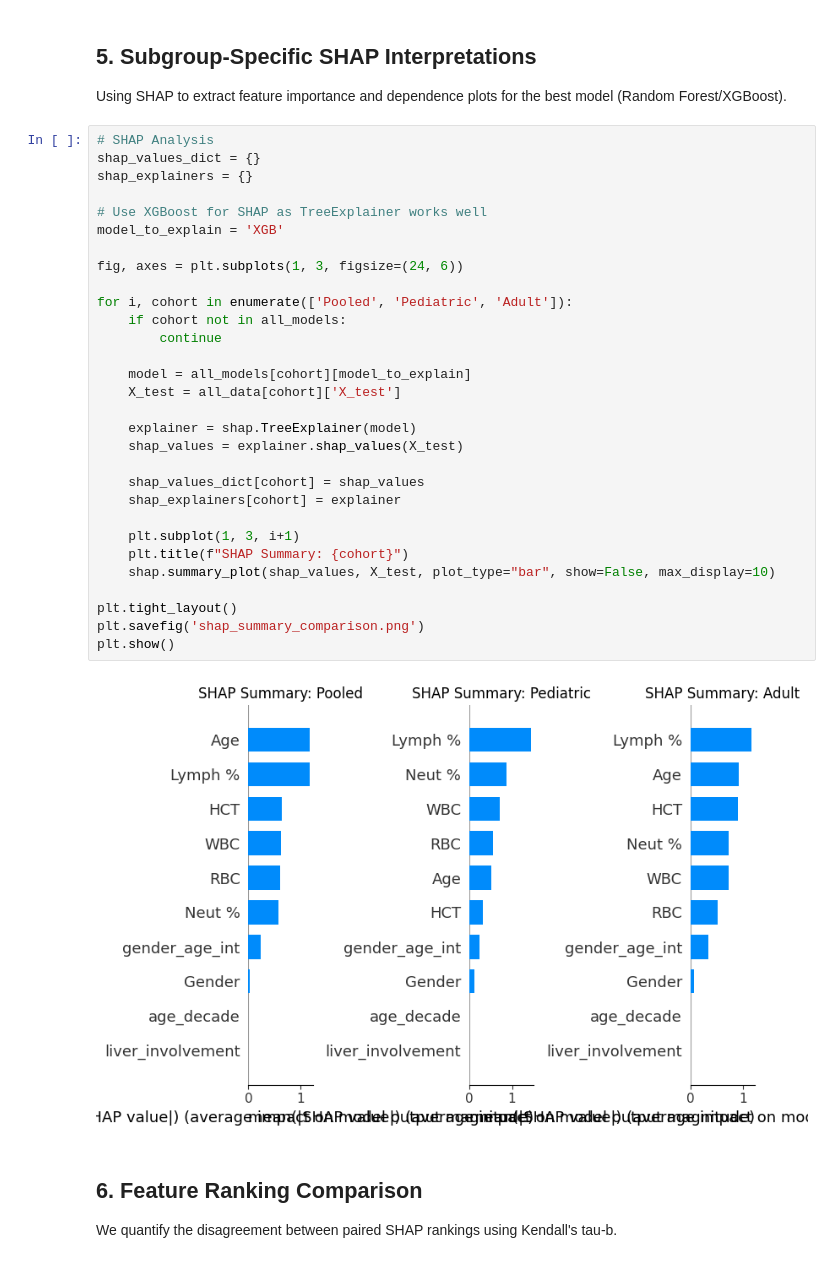
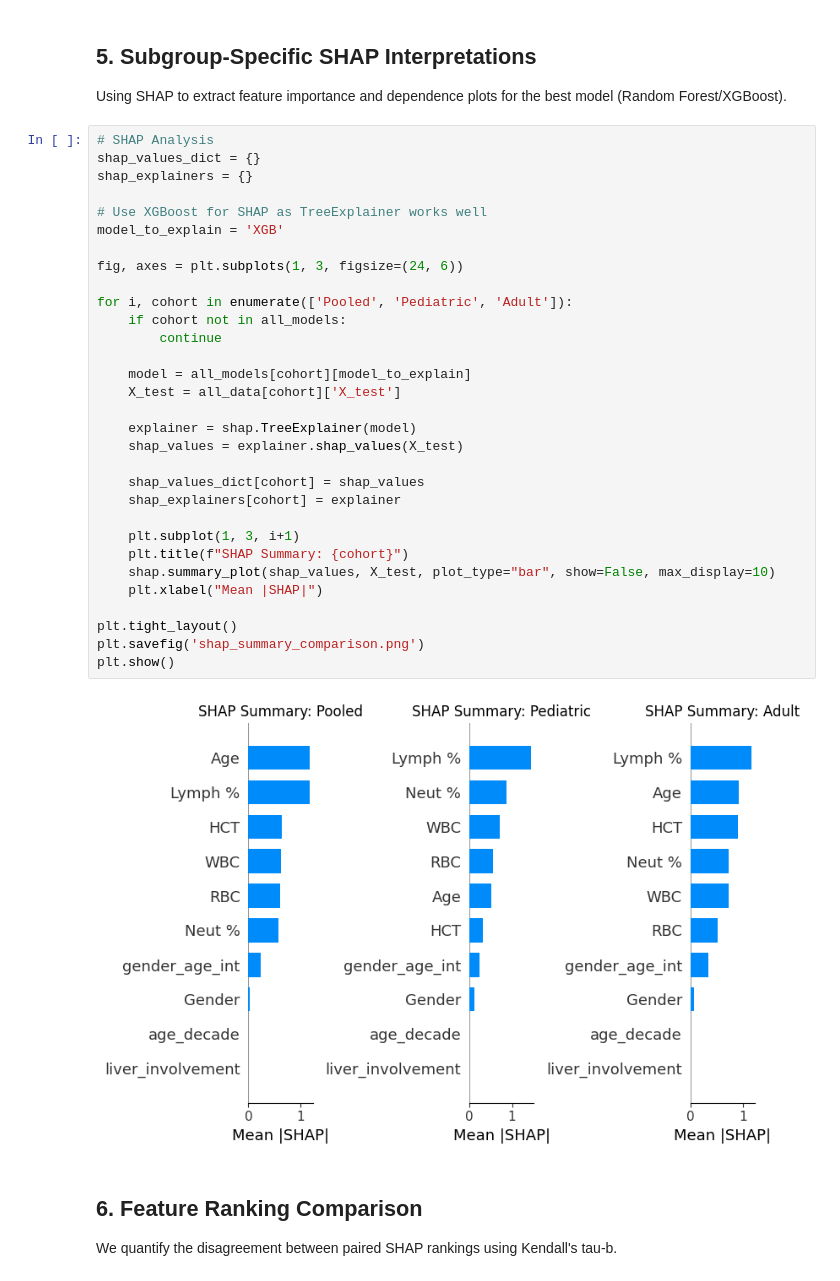
Before and after one commit to Sany655/thesis-implementation, a Jupyter notebook: v2/thesis_v2_implementation_sir_proposed.ipynb, the cells around one changed output. Saved outputs shown, nothing was run; the diff lists cells and outputs as text.

```diff
--- a/v2/thesis_v2_implementation_sir_proposed.ipynb
+++ b/v2/thesis_v2_implementation_sir_proposed.ipynb
@@ -294,34 +294,35 @@ Using SHAP to extract feature importance and dependence plots for the best model
 # SHAP Analysis
 shap_values_dict = {}
 shap_explainers = {}
 
 # Use XGBoost for SHAP as TreeExplainer works well
 model_to_explain = 'XGB'
 
 fig, axes = plt.subplots(1, 3, figsize=(24, 6))
 
 for i, cohort in enumerate(['Pooled', 'Pediatric', 'Adult']):
     if cohort not in all_models:
         continue
 
     model = all_models[cohort][model_to_explain]
     X_test = all_data[cohort]['X_test']
 
     explainer = shap.TreeExplainer(model)
     shap_values = explainer.shap_values(X_test)
 
     shap_values_dict[cohort] = shap_values
     shap_explainers[cohort] = explainer
 
     plt.subplot(1, 3, i+1)
     plt.title(f"SHAP Summary: {cohort}")
     shap.summary_plot(shap_values, X_test, plot_type="bar", show=False, max_display=10)
+    plt.xlabel("Mean |SHAP|")
 
 plt.tight_layout()
 plt.savefig('shap_summary_comparison.png')
 plt.show()
 # %% [output]
-[figure, old version]
+[figure, new version]
 # %% [markdown]
 ## 6. Feature Ranking Comparison
 We quantify the disagreement between paired SHAP rankings using Kendall's tau-b.
```
Also changed, not shown: 20 other files.
